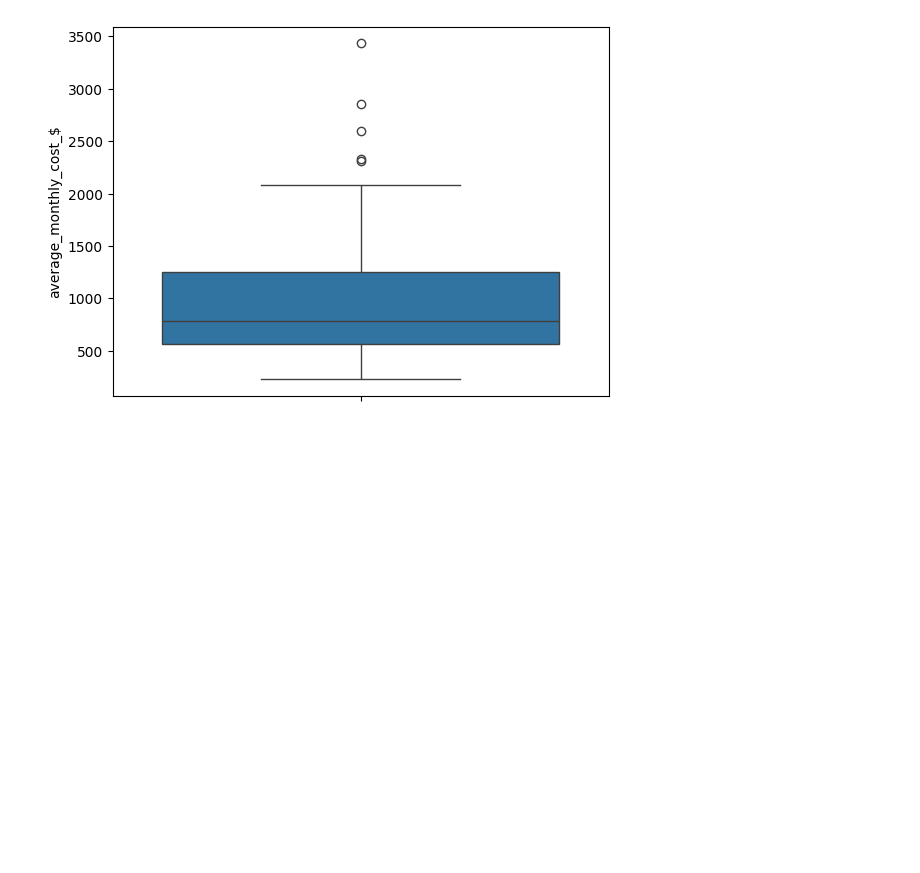
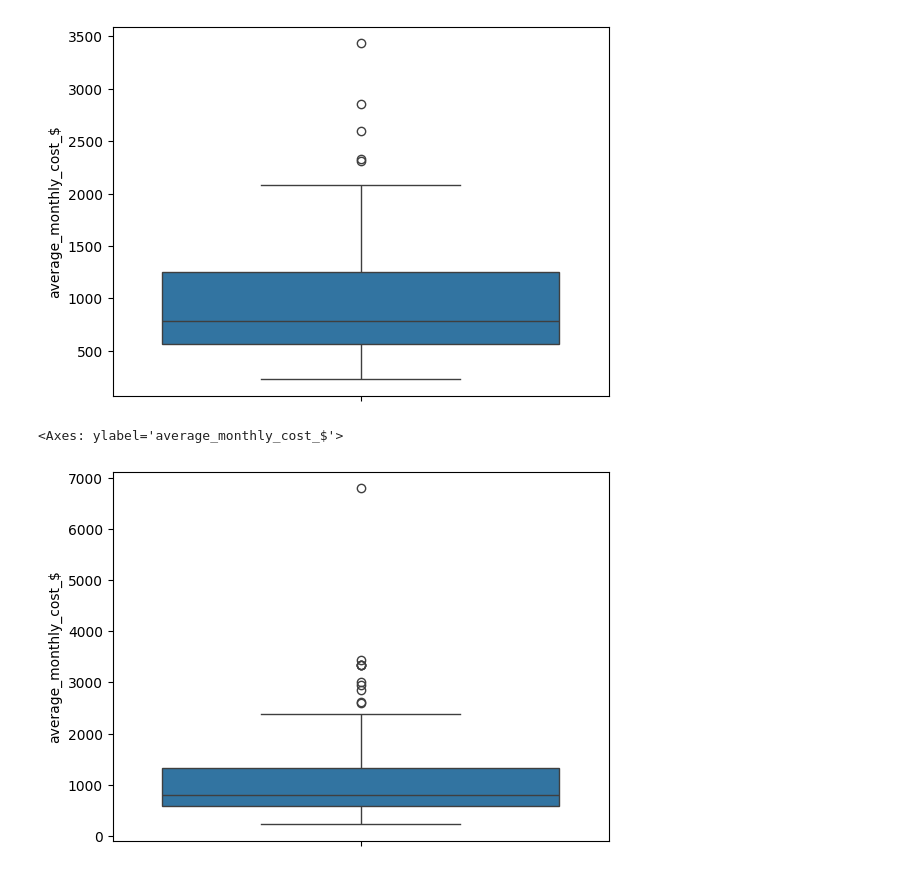
Before and after one commit to Brgtt07/project_ics, a Jupyter notebook: notebooks/dataset_merging.ipynb, the cells around one changed output. Saved outputs shown, nothing was run; the diff lists cells and outputs as text; code cells hidden in the pictures; blank space fills up the shorter version.

Commit message:
feat: Add KNN imputation to recover countries with exactly one missing value

```diff
--- a/notebooks/dataset_merging.ipynb
+++ b/notebooks/dataset_merging.ipynb
@@ -260,3 +260,12 @@ Healthcare Index              0
 dtype: int64
 # %%
 merged_data.to_csv("../raw_data/merged_country_level/merged_data.csv")
+# %%
+# 🔹 1. Merged dataset (outer join) - pour le KNN
+merged_data_outer = cost_of_living_std.join(climate_std, how='outer', rsuffix='_climate') \
+                                      .join(internet_std, how='outer', rsuffix='_internet') \
+                                      .join(safety_std, how='outer', rsuffix='_safety') \
+                                      .join(healthcare_std, how='outer', rsuffix='_healthcare')
+
+# Affichage des pays avec valeurs manquantes
+print(f"\n📉 Missing values per column (outer join):\n{merged_data_outer.isna().sum()}")
@@ -262,0 +280,7 @@ merged_data.to_csv("../raw_data/merged_country_level/merged_data.csv")
+# %%
+# Identifier les pays avec exactement 1 valeur manquante
+complete_countries = merged_data_outer.dropna()
+countries_one_missing = merged_data_outer[merged_data_outer.isna().sum(axis=1) == 1]
+
+print(f"\n✅ Pays complets : {len(complete_countries)}")
+print(f"🕳️ Pays avec exactement une valeur manquante : {len(countries_one_missing)}")
@@ -262,0 +290,20 @@ merged_data.to_csv("../raw_data/merged_country_level/merged_data.csv")
+# %%
+# 🔹 2. Imputation KNN pour compléter les pays
+from sklearn.impute import KNNImputer
+
+dataset_for_knn = pd.concat([complete_countries, countries_one_missing])
+imputer = KNNImputer(n_neighbors=3)
+imputed_array = imputer.fit_transform(dataset_for_knn)
+
+imputed_df = pd.DataFrame(imputed_array, columns=merged_data_outer.columns, index=dataset_for_knn.index)
+imputed_countries_only = imputed_df.loc[countries_one_missing.index]
+
+# 🔹 3. Dataset final (complets + pays imputés)
+final_dataset = pd.concat([complete_countries, imputed_countries_only]).sort_index()
+
+print(f"\n🎯 Pays ajoutés grâce au KNN : {len(imputed_countries_only)}")
+print(f"✅ Dataset final après KNN : {len(final_dataset)} pays")
+
+# 🔹 4. Sauvegarde finale avec KNN
+final_dataset.to_csv("../raw_data/merged_country_level/merged_dataset_with_knn.csv")
+print(f"💾 OUTER JOIN + KNN sauvegardé avec {final_dataset.shape[0]} pays")
@@ -282,3 +353,9 @@ sns.boxplot(merged_data["average_monthly_cost_$"])
 # %% [output]
 <Axes: ylabel='average_monthly_cost_$'>
 [figure]
+# %%
+import seaborn as sns
+sns.boxplot(final_dataset["average_monthly_cost_$"])
+# %% [output]
+<Axes: ylabel='average_monthly_cost_$'>
+[figure, added]
```
Also changed, not shown: parts of 5 cells of this notebook, 2 other files.
